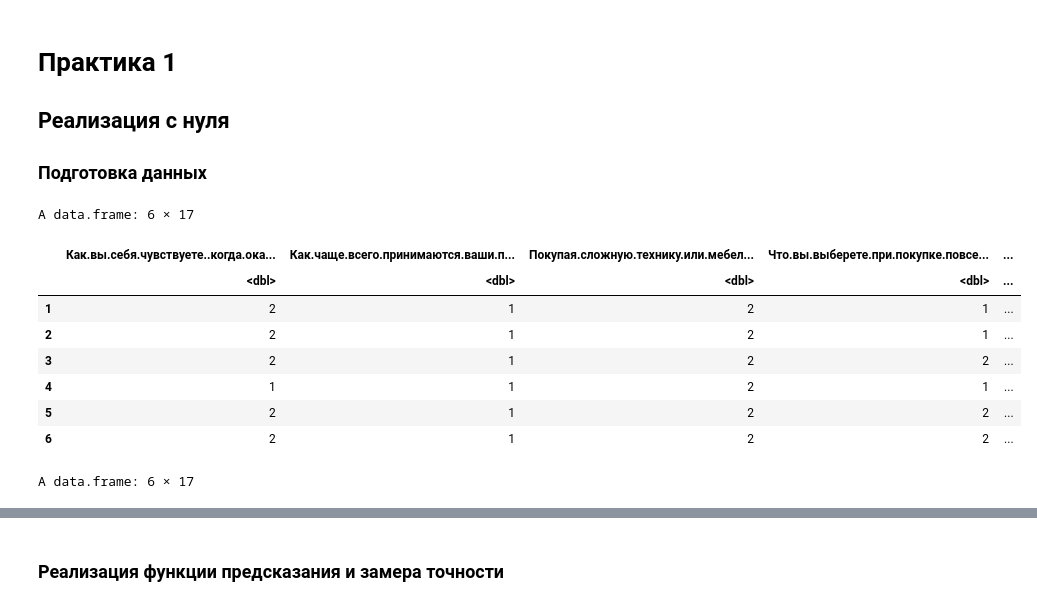
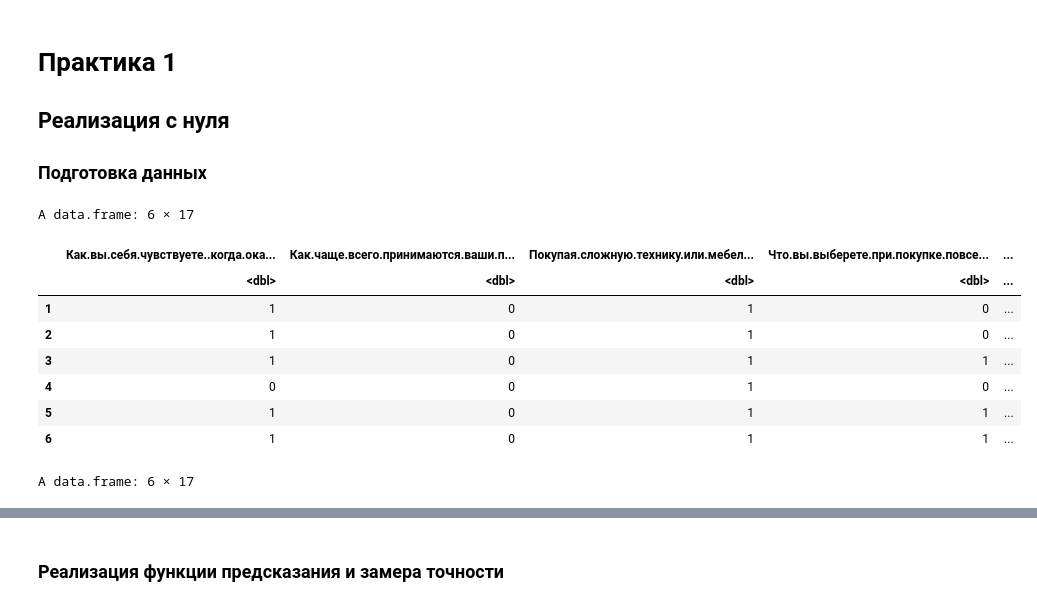
Before and after one commit to KitekatTV/ISaT, a Jupyter notebook: prac-1.ipynb, the cells around one changed output, grey strips where cells are left out. Cells and saved outputs as stored; diff of their text form; code cells hidden in the pictures.

```diff
--- a/prac-1.ipynb
+++ b/prac-1.ipynb
@@ -5,27 +5,27 @@
 # %%
 data_frame <- read.csv('./prac-1.csv')
 data_frame[1] <- NULL
 
 for (index in c(1:10, 13:17)) {
-    data_frame[[index]] <- as.numeric(factor(data_frame[[index]]))
+    data_frame[[index]] <- as.numeric(factor(data_frame[[index]])) - 1
 }
 
 split_index <- 34
 data_train <- data_frame[1:split_index, ]
 data_test <- data_frame[(split_index + 1):nrow(data_frame), ]
 
 head(data_train)
 head(data_test)
 # %% [output]
 A data.frame: 6 × 17
 |  | Как.вы.себя.чувствуете..когда.ока... | Как.чаще.всего.принимаются.ваши.п... | Покупая.сложную.технику.или.мебел... | Что.вы.выберете.при.покупке.повсе... | ... |
 |  | <dbl> | <dbl> | <dbl> | <dbl> | ... |
-| 1 | 2 | 1 | 2 | 1 | ... |
-| 2 | 2 | 1 | 2 | 1 | ... |
-| 3 | 2 | 1 | 2 | 2 | ... |
-| 4 | 1 | 1 | 2 | 1 | ... |
-| 5 | 2 | 1 | 2 | 2 | ... |
-| 6 | 2 | 1 | 2 | 2 | ... |
+| 1 | 1 | 0 | 1 | 0 | ... |
+| 2 | 1 | 0 | 1 | 0 | ... |
+| 3 | 1 | 0 | 1 | 1 | ... |
+| 4 | 0 | 0 | 1 | 0 | ... |
+| 5 | 1 | 0 | 1 | 1 | ... |
+| 6 | 1 | 0 | 1 | 1 | ... |
 A data.frame: 6 × 17
 |  | Как.вы.себя.чувствуете..когда.ока... | Как.чаще.всего.принимаются.ваши.п... | Покупая.сложную.технику.или.мебел... | Что.вы.выберете.при.покупке.повсе... | ... |
 |  | <dbl> | <dbl> | <dbl> | <dbl> | ... |
```
Also changed, not shown: parts of 4 cells of this notebook.
